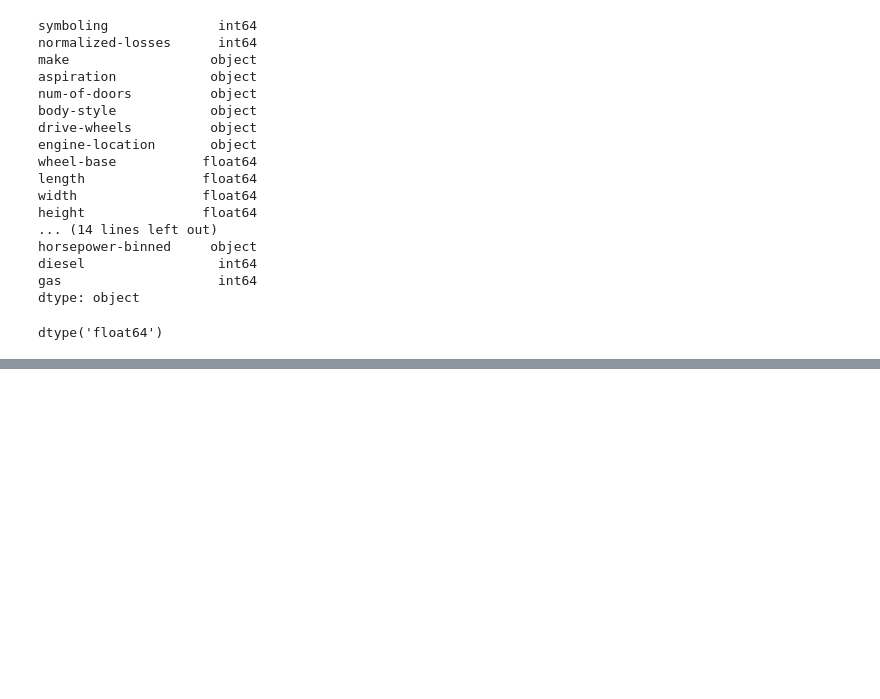
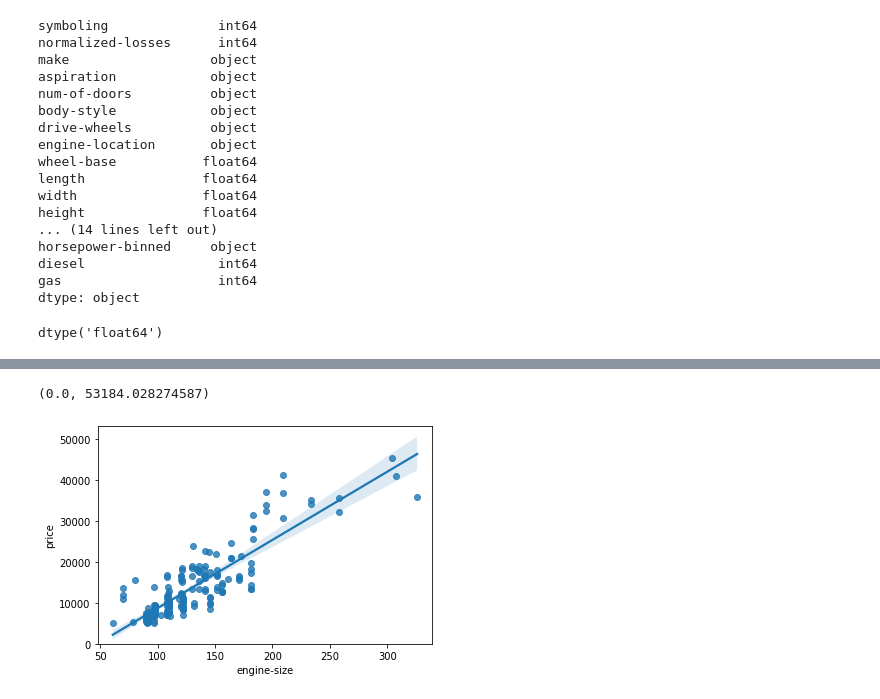
Before and after one commit to saimun4all/Exploratory-Data-Analysis, a Jupyter notebook: Exploratory_analysis_cars.ipynb, the cells around one changed output, grey strips where cells are left out. Drawn from its saved outputs; the diff is of its cells as text; code cells hidden in the pictures; blank space fills up the shorter version.

Commit message:
Use a scatterplot to find relationship between "price" and "engine-size"

```diff
--- a/Exploratory_analysis_cars.ipynb
+++ b/Exploratory_analysis_cars.ipynb
@@ -72,0 +79,7 @@ df[[]]
+# %%
+# Use a scatterplot to find relationship between "price" and "engine-size"
+sns.regplot(x="engine-size", y="price", data=df)
+plt.ylim(0,)
+# %% [output]
+(0.0, 53184.028274587)
+[figure, added]
```
Also changed, not shown: parts of 2 cells of this notebook.
